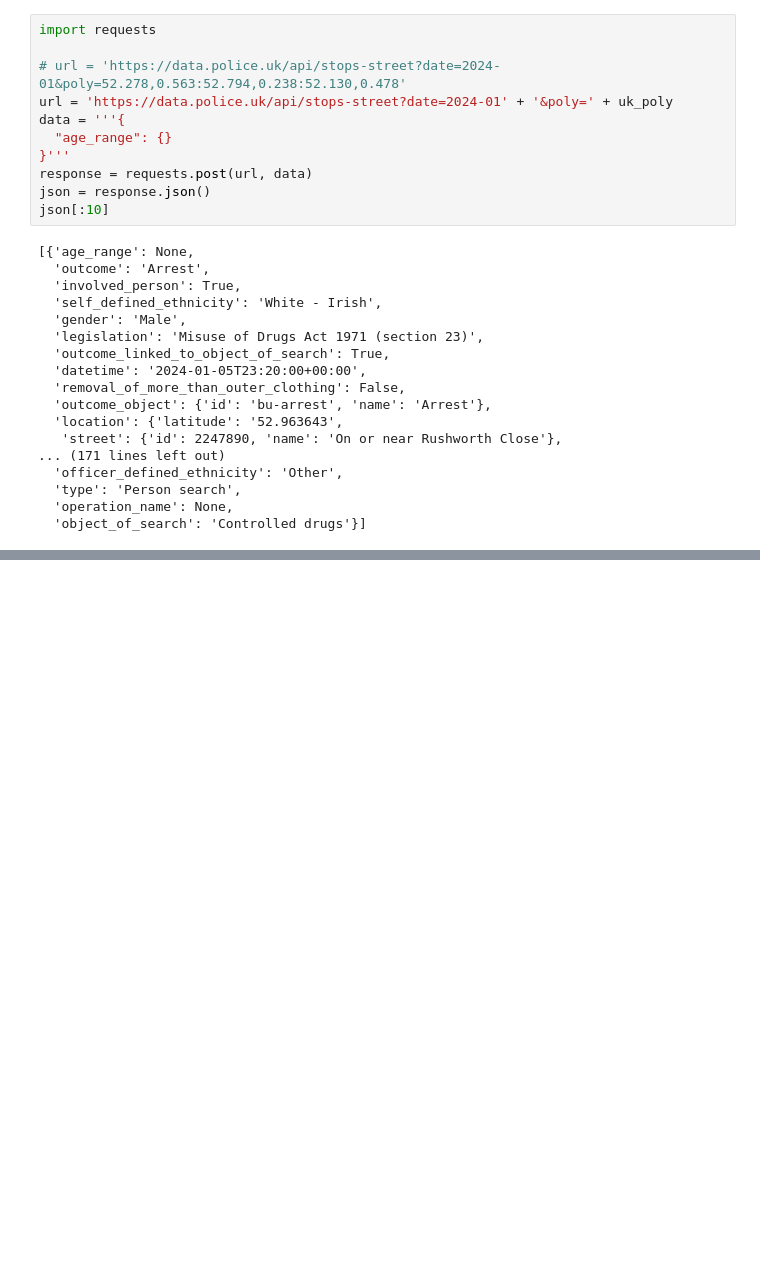
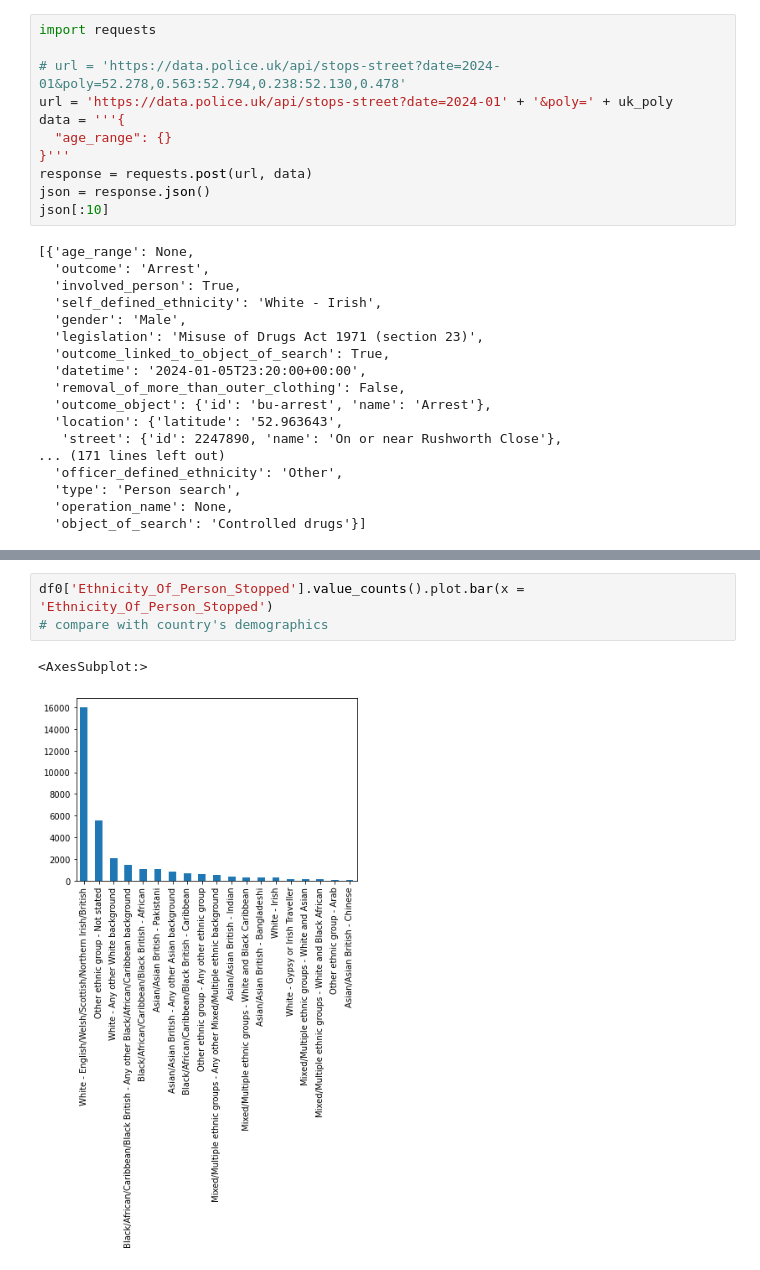
Before and after one commit to Coletterbox/A-Dashboard-Google-Sheets-, a Jupyter notebook: Stop and Search Data.ipynb, the cells around one changed output, grey strips where cells are left out. Cells and saved outputs as stored; diff of their text form; blank space fills up the shorter version.

```diff
--- a/Stop and Search Data.ipynb
+++ b/Stop and Search Data.ipynb
@@ -90,0 +91,6 @@ df0.head(30)
+# %%
+df0['Ethnicity_Of_Person_Stopped'].value_counts().plot.bar(x = 'Ethnicity_Of_Person_Stopped')
+# compare with country's demographics
+# %% [output]
+<AxesSubplot:>
+[figure, added]
```
Also changed, not shown: parts of 4 cells of this notebook.
